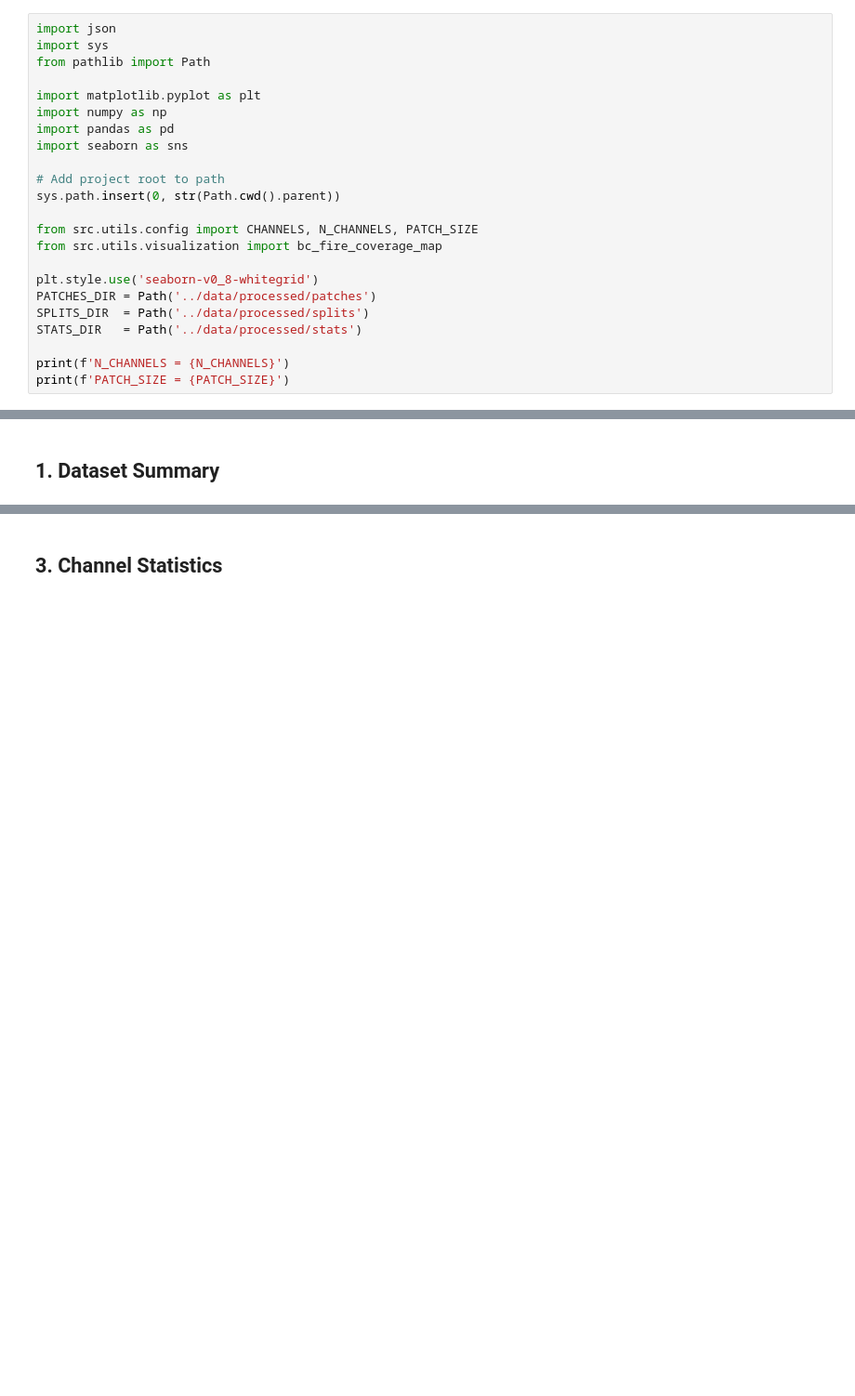
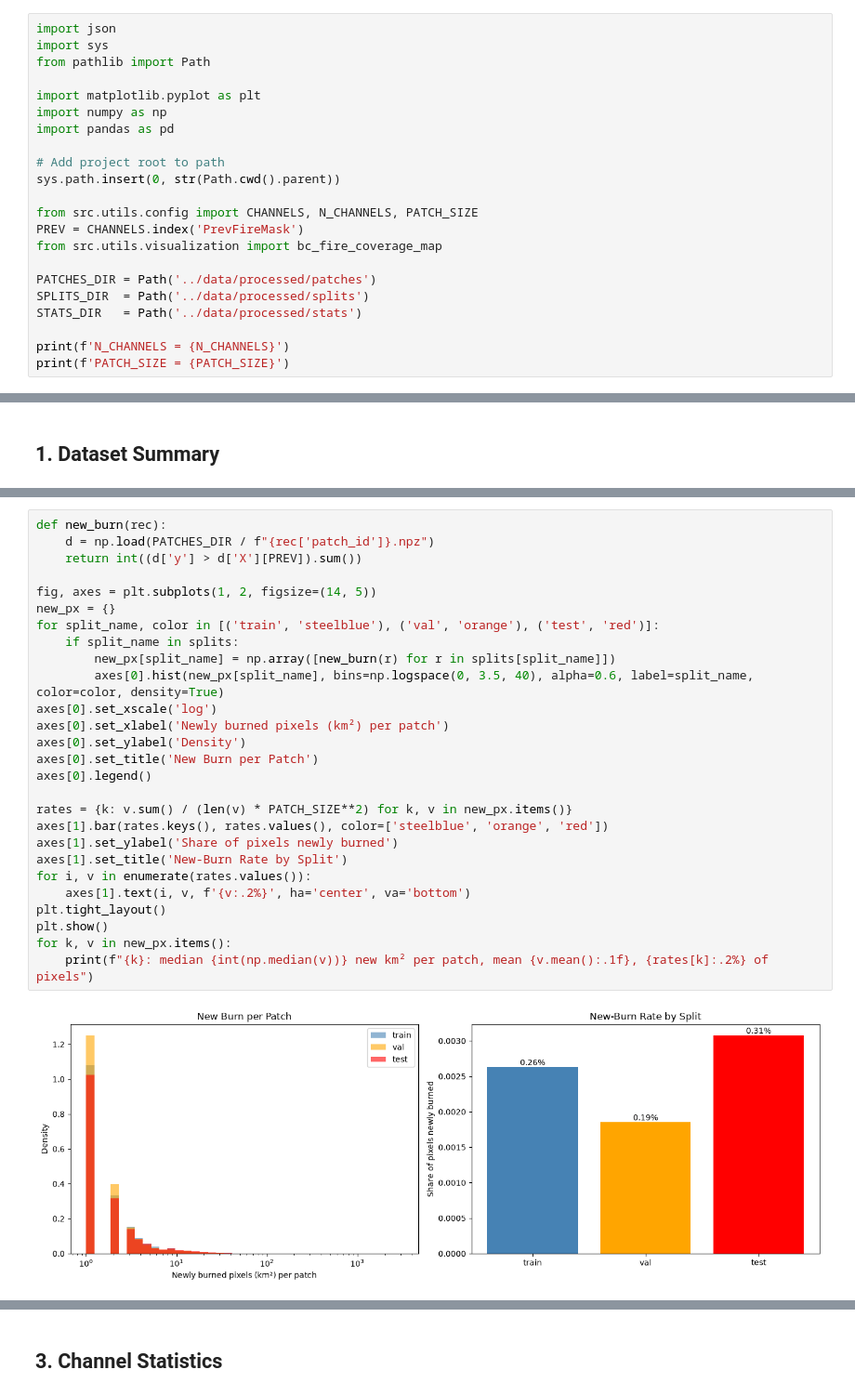
Before and after one commit to cfmurph/wildfire_prediction, a Jupyter notebook: notebooks/01_eda.ipynb, the cells around one changed output, grey strips where cells are left out. Shown at 93% size. Saved outputs shown, nothing was run; the diff lists cells and outputs as text; blank space fills up the shorter version.

```diff
--- a/notebooks/01_eda.ipynb
+++ b/notebooks/01_eda.ipynb
@@ -20,15 +20,14 @@ from pathlib import Path
 import matplotlib.pyplot as plt
 import numpy as np
 import pandas as pd
-import seaborn as sns
 
 # Add project root to path
 sys.path.insert(0, str(Path.cwd().parent))
 
 from src.utils.config import CHANNELS, N_CHANNELS, PATCH_SIZE
+PREV = CHANNELS.index('PrevFireMask')
 from src.utils.visualization import bc_fire_coverage_map
 
-plt.style.use('seaborn-v0_8-whitegrid')
 PATCHES_DIR = Path('../data/processed/patches')
 SPLITS_DIR  = Path('../data/processed/splits')
 STATS_DIR   = Path('../data/processed/stats')
@@ -92,0 +83,29 @@ print(f"Compare NDWS: ~2-5% positive pixels (patch-centred strategy improves sig
+# %%
+def new_burn(rec):
+    d = np.load(PATCHES_DIR / f"{rec['patch_id']}.npz")
+    return int((d['y'] > d['X'][PREV]).sum())
+
+fig, axes = plt.subplots(1, 2, figsize=(14, 5))
+new_px = {}
+for split_name, color in [('train', 'steelblue'), ('val', 'orange'), ('test', 'red')]:
+    if split_name in splits:
+        new_px[split_name] = np.array([new_burn(r) for r in splits[split_name]])
+        axes[0].hist(new_px[split_name], bins=np.logspace(0, 3.5, 40), alpha=0.6, label=split_name, color=color, density=True)
+axes[0].set_xscale('log')
+axes[0].set_xlabel('Newly burned pixels (km²) per patch')
+axes[0].set_ylabel('Density')
+axes[0].set_title('New Burn per Patch')
+axes[0].legend()
+
+rates = {k: v.sum() / (len(v) * PATCH_SIZE**2) for k, v in new_px.items()}
+axes[1].bar(rates.keys(), rates.values(), color=['steelblue', 'orange', 'red'])
+axes[1].set_ylabel('Share of pixels newly burned')
+axes[1].set_title('New-Burn Rate by Split')
+for i, v in enumerate(rates.values()):
+    axes[1].text(i, v, f'{v:.2%}', ha='center', va='bottom')
+plt.tight_layout()
+plt.show()
+for k, v in new_px.items():
+    print(f"{k}: median {int(np.median(v))} new km² per patch, mean {v.mean():.1f}, {rates[k]:.2%} of pixels")
+# %% [output]
+[figure, added]
```
Also changed, not shown: parts of 13 cells of this notebook.
